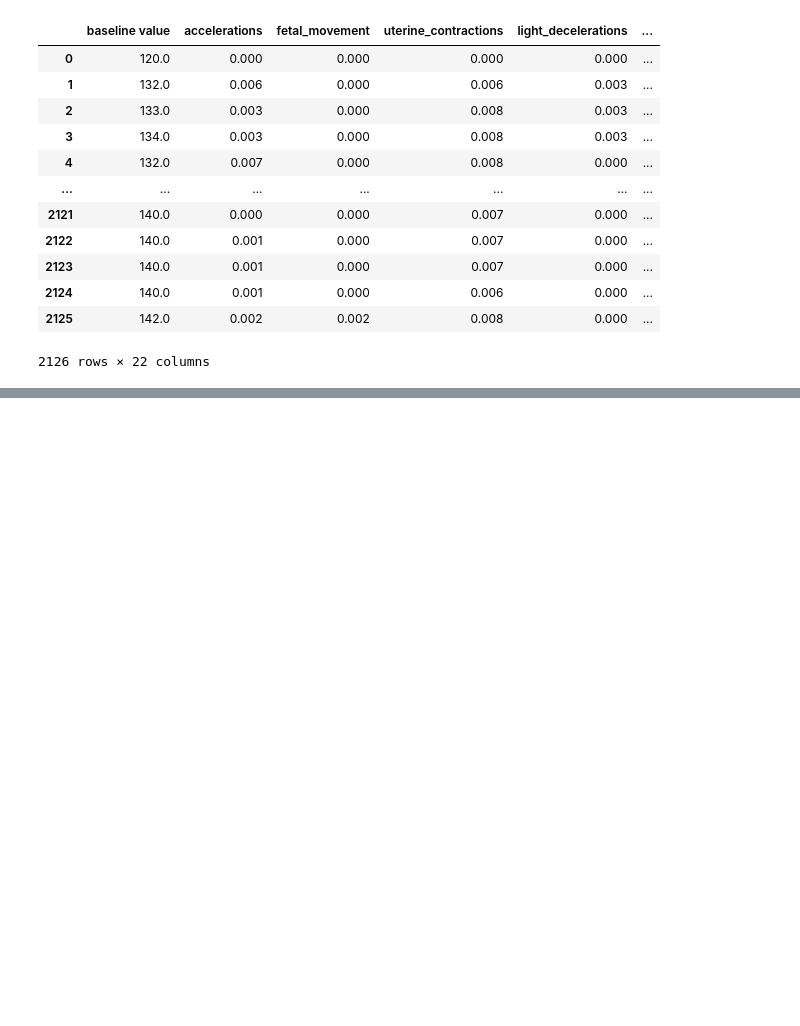
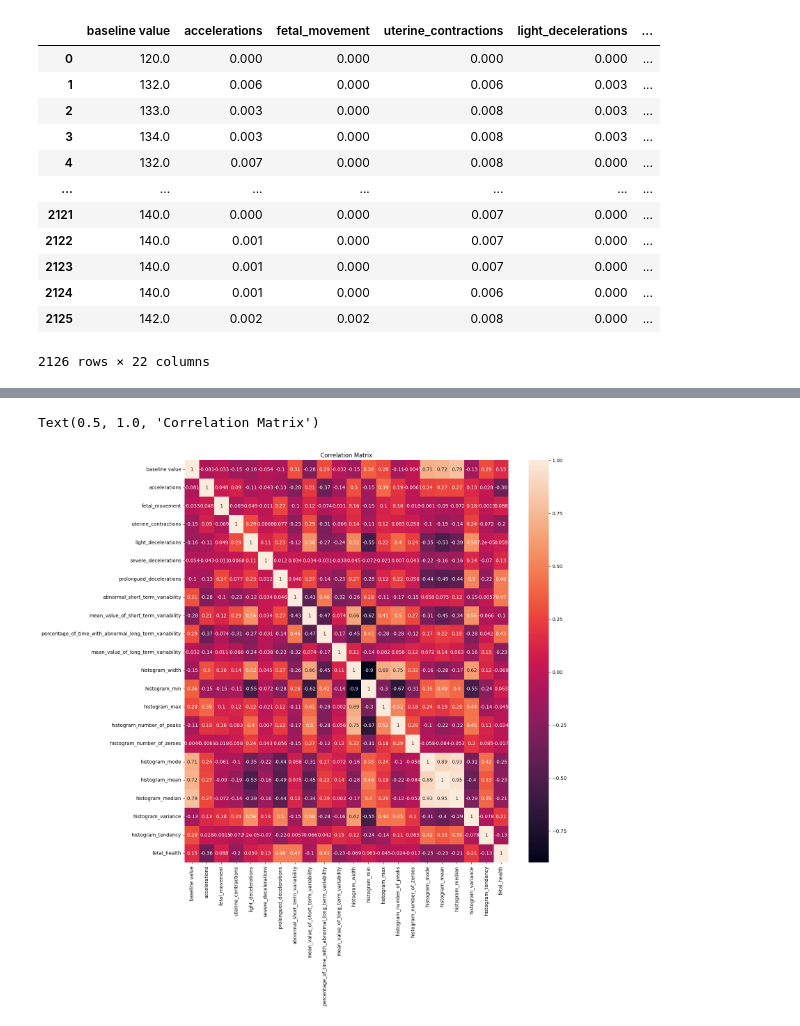
Before and after one commit to arthurcbaia/MC906, a Jupyter notebook: exploratory_analysis.ipynb, the cells around one changed output, grey strips where cells are left out. Saved outputs shown, nothing was run; the diff lists cells and outputs as text; code cells hidden in the pictures; blank space fills up the shorter version.

```diff
--- a/exploratory_analysis.ipynb
+++ b/exploratory_analysis.ipynb
@@ -23,0 +152,13 @@ dataset
+# %%
+# plot corr matrix
+plt.figure(figsize=(15, 15))
+
+corr_matrix = dataset.corr()
+
+
+sns.heatmap(corr_matrix, annot=True)
+
+plt.title("Correlation Matrix")
+# %% [output]
+Text(0.5, 1.0, 'Correlation Matrix')
+[figure, added]
```
Also changed, not shown: parts of 11 cells of this notebook.
